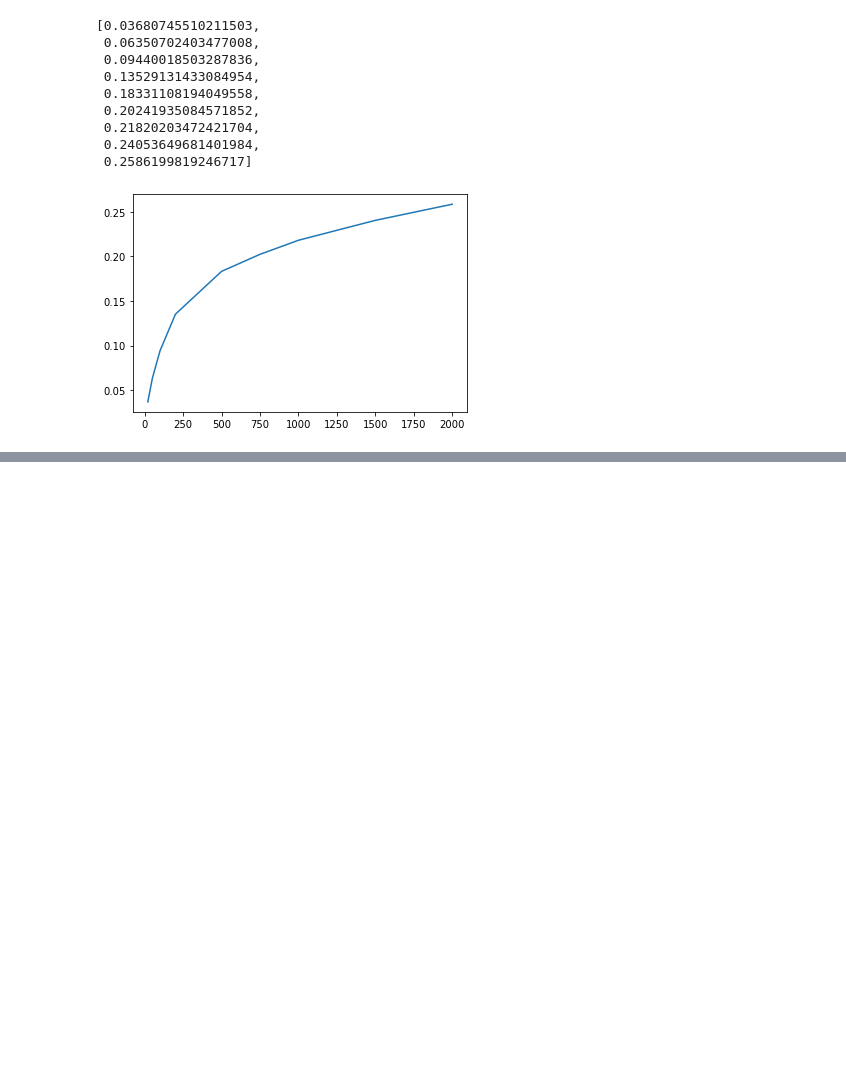
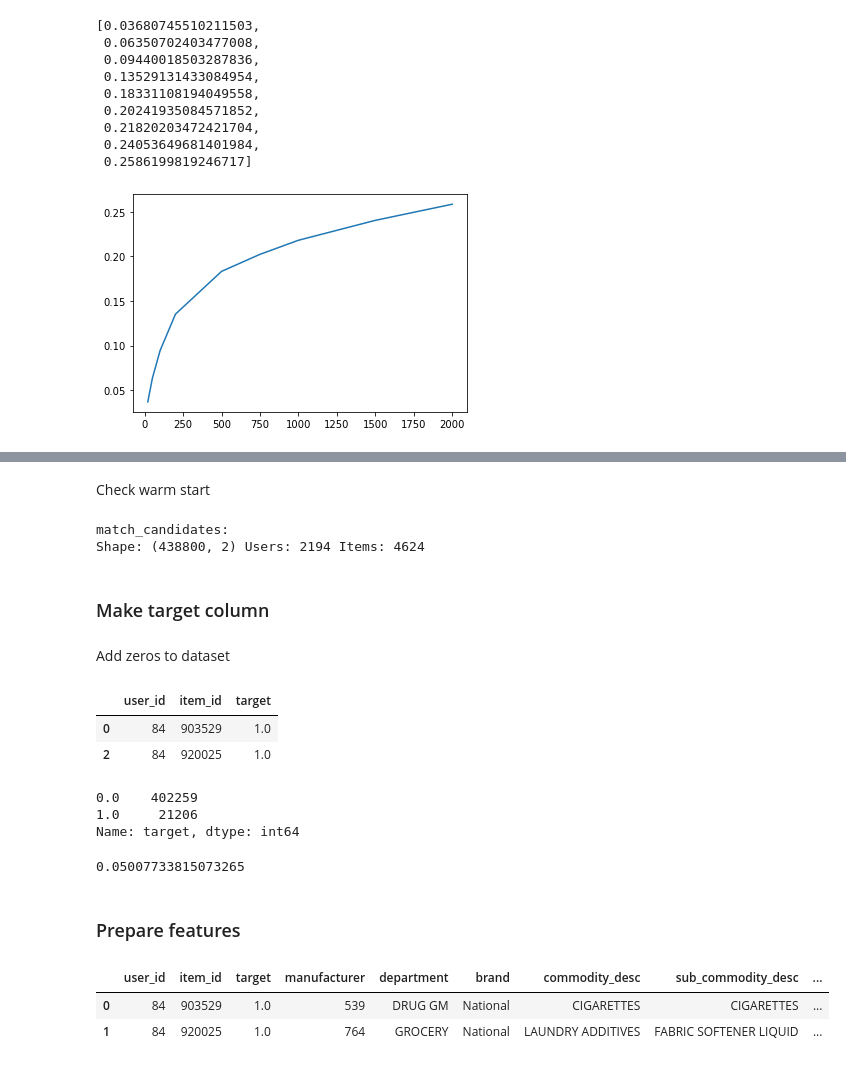
Before and after one commit to hildar/RecSys-Retail, a Jupyter notebook: train.ipynb, the cells around one changed output, grey strips where cells are left out. Saved outputs shown, nothing was run; the diff lists cells and outputs as text; code cells hidden in the pictures; blank space fills up the shorter version.

Commit message:
Ranking model, prepare data

```diff
--- a/train.ipynb
+++ b/train.ipynb
@@ -382,0 +392,5 @@ TOPK_RECALL = 50
+# %%
+%%time
+# get candidates from first stage (matcher)
+df_match_candidates['candidates'] = df_match_candidates['user_id'].\
+                                        apply(lambda x: recommender.get_own_recommendations(x, N=N_PREDICT))
@@ -382,0 +406,8 @@ TOPK_RECALL = 50
+# %%
+# get transform candidates for each user
+df_items = df_match_candidates.\
+                apply(lambda x: pd.Series(x['candidates']), axis=1).stack().reset_index(level=1, drop=True)
+df_items.name = 'item_id'
+
+# and join it
+df_match_candidates = df_match_candidates.drop('candidates', axis=1).join(df_items)
@@ -382,0 +422,50 @@ TOPK_RECALL = 50
+# %% [markdown]
+Check warm start
+# %%
+print_stats_data(df_match_candidates, 'match_candidates')
+# %% [output]
+match_candidates:
+Shape: (438800, 2) Users: 2194 Items: 4624
+# %% [markdown]
+### Make target column
+# %%
+# make new dataset for convenience
+df_ranker_train = data_train_ranker[['user_id', 'item_id']].copy()
+# only purchases
+df_ranker_train['target'] = 1
+# %% [markdown]
+Add zeros to dataset
+# %%
+df_ranker_train = df_match_candidates.merge(df_ranker_train, on=['user_id', 'item_id'], how='left')
+
+# clean dublicates
+df_ranker_train = df_ranker_train.drop_duplicates(subset=['user_id', 'item_id'])
+
+df_ranker_train['target'].fillna(0, inplace= True)
+# %%
+df_ranker_train.head(2)
+# %% [output]
+|  | user_id | item_id | target |
+| 0 | 84 | 903529 | 1.0 |
+| 2 | 84 | 920025 | 1.0 |
+# %%
+df_ranker_train.target.value_counts()
+# %% [output]
+0.0    402259
+1.0     21206
+Name: target, dtype: int64
+# %%
+df_ranker_train['target'].mean()
+# %% [output]
+0.05007733815073265
+# %% [markdown]
+### Prepare features
+# %%
+df_ranker_train = df_ranker_train.merge(item_features, on='item_id', how='left')
+df_ranker_train = df_ranker_train.merge(user_features, on='user_id', how='left')
+
+df_ranker_train.head(2)
+# %% [output]
+|  | user_id | item_id | target | manufacturer | department | brand | commodity_desc | sub_commodity_desc | ... |
+| 0 | 84 | 903529 | 1.0 | 539 | DRUG GM | National | CIGARETTES | CIGARETTES | ... |
+| 1 | 84 | 920025 | 1.0 | 764 | GROCERY | National | LAUNDRY ADDITIVES | FABRIC SOFTENER LIQUID | ... |
```
Also changed, not shown: parts of 10 cells of this notebook.
